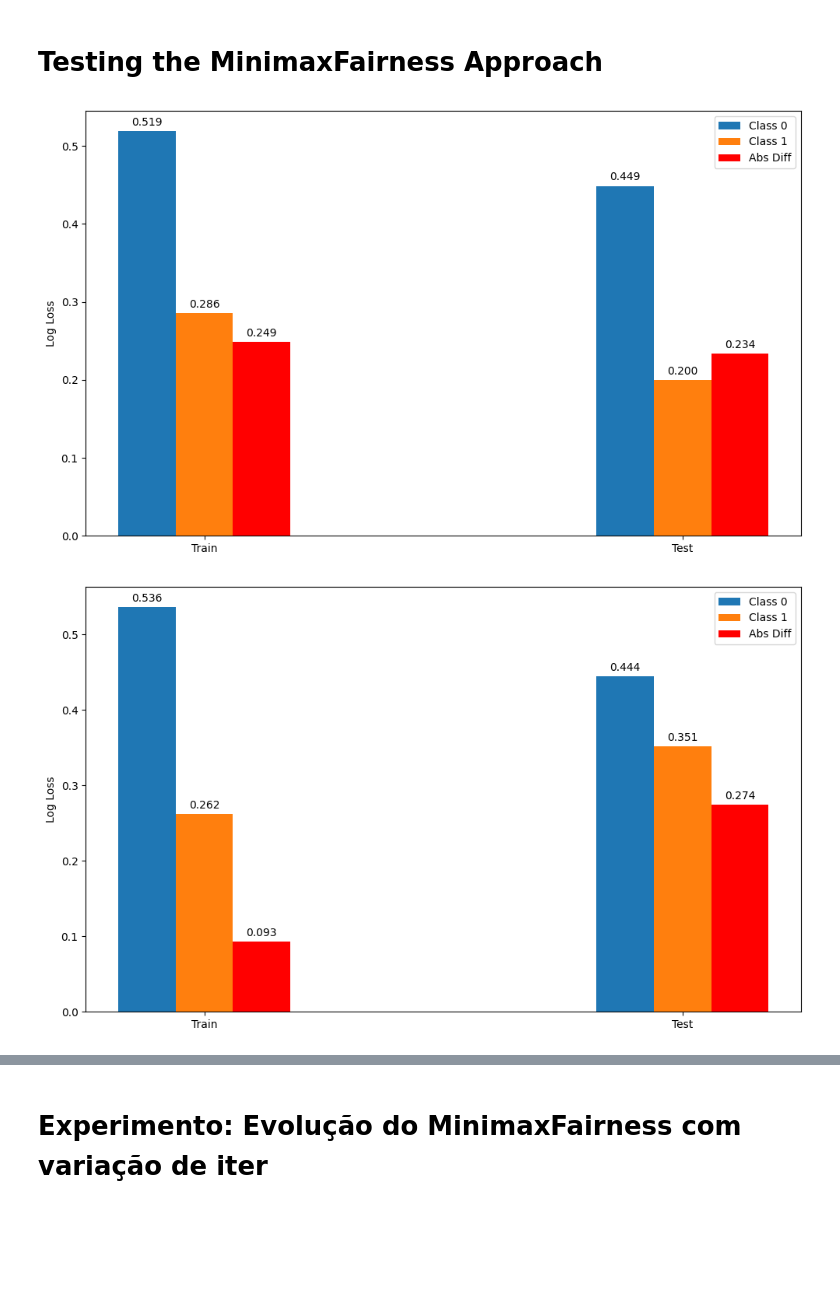
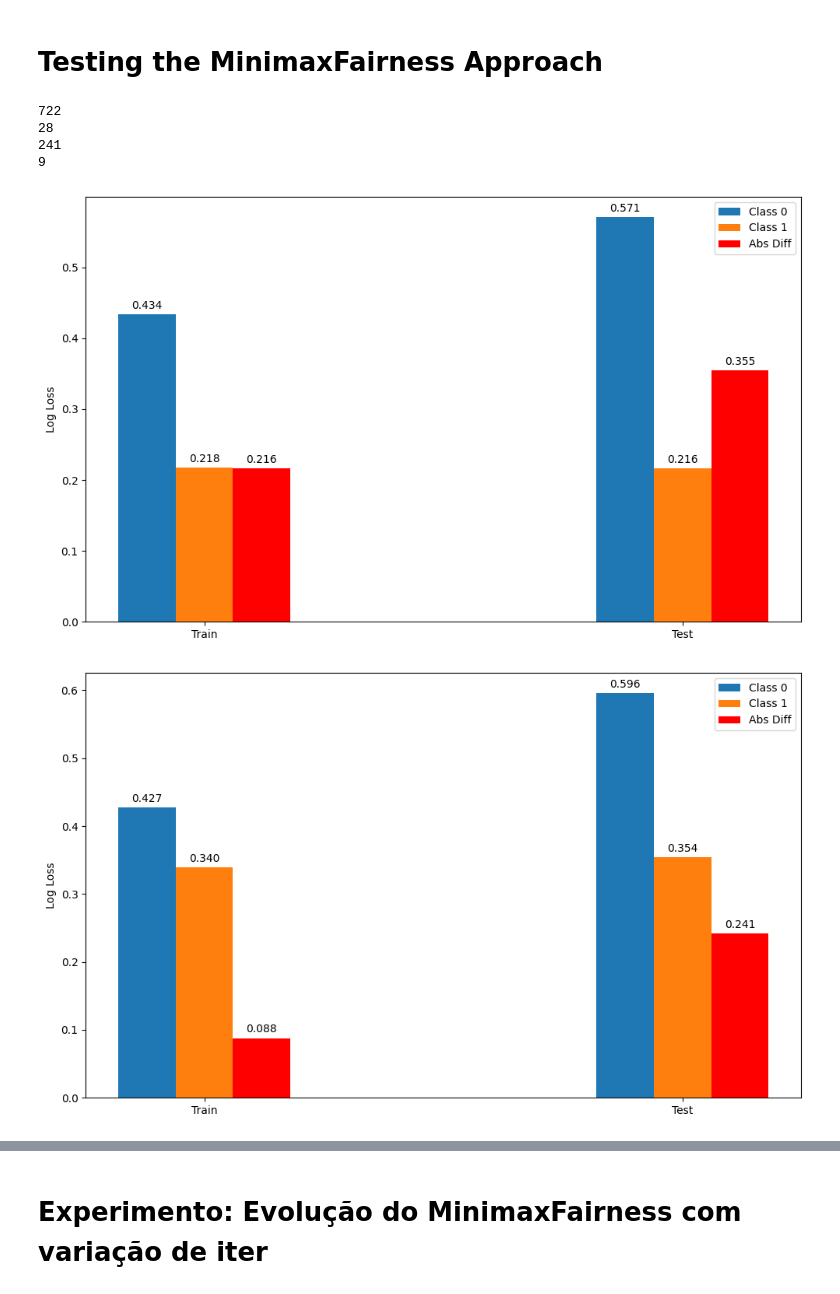
Before and after one commit to gabriel-marchetti/machine-learning-algorithms, a Jupyter notebook: notebooks/testing_models_usage.ipynb, the cells around one changed output, grey strips where cells are left out. Cells and saved outputs as stored; diff of their text form; code cells hidden in the pictures; blank space fills up the shorter version.

Commit message:
adjusted a test generated by AI

```diff
--- a/notebooks/testing_models_usage.ipynb
+++ b/notebooks/testing_models_usage.ipynb
@@ -72,6 +88,11 @@ mask1_train = X_train[s_attribute] == 1
 
 mask0_test = X_test[s_attribute] == 0
 mask1_test = X_test[s_attribute] == 1
+
+print(len(y_train[mask0_train]))
+print(len(y_train[mask1_train]))
+print(len(y_test[mask0_test]))
+print(len(y_test[mask1_test]))
 
 baseline_model = SKLearnLR(solver='lbfgs', max_iter=1000)
 baseline_model.fit(X_train, y_train)
@@ -81,12 +102,17 @@ baseline_pred_train_class1 = log_loss(y_train[mask1_train], baseline_model.predi
 
 baseline_pred_test_class0 = log_loss(y_test[mask0_test], baseline_model.predict_proba(X_test)[mask0_test])
 baseline_pred_test_class1 = log_loss(y_test[mask1_test], baseline_model.predict_proba(X_test)[mask1_test])
+# %% [output]
+722
+28
+241
+9
 # %%
 # Fairness log-loss comparison for the standard sklearnLr.
 
 labels = ['Train', 'Test']
-loss_class0 = [baseline_pred_test_class0, baseline_pred_train_class0]
-loss_class1 = [baseline_pred_test_class1, baseline_pred_train_class1]
+loss_class0 = [baseline_pred_train_class0, baseline_pred_test_class0]
+loss_class1 = [baseline_pred_train_class1, baseline_pred_test_class1]
 
 diff_train = abs(baseline_pred_train_class0 - baseline_pred_train_class1)
 diff_test = abs(baseline_pred_test_class0 - baseline_pred_test_class1)
@@ -105,34 +131,34 @@ bars_class0 = ax.bar(
 )
 
 bars_class1 = ax.bar(
     x,
     loss_class1,
     width/3,
     label='Class 1',
     color='#ff7f0e'
 )
 
 bars_diff = ax.bar(
     x + width/3,
     loss_diff,
     width/3,
     label='Abs Diff',
     color='#ff0000'
 )
 
 ax.set_ylabel('Log Loss')
 ax.set_xticks(x)
 ax.set_xticklabels(labels)
 ax.legend()
 
 ax.bar_label(bars_class0, padding=3, fmt='%.3f')
 ax.bar_label(bars_class1, padding=3, fmt='%.3f')
 ax.bar_label(bars_diff, padding=3, fmt='%.3f')
 
 plt.tight_layout()
 plt.show()
 # %% [output]
-[figure, old version]
+[figure, new version]
 # %%
 model_base = SKLearnLR(solver='lbfgs', max_iter=250)
 mm_model = MinimaxFairness(model_base, iter=1000)
@@ -147,8 +173,8 @@ mm_pred_test_class1 = log_loss(y_test[mask1_test], mm_model.predict_proba(X_test
 # Fairness log-loss comparison for the standard sklearnLr.
 
 labels = ['Train', 'Test']
-loss_class0 = [mm_pred_test_class0, mm_pred_train_class0]
-loss_class1 = [mm_pred_test_class1, mm_pred_train_class1]
+loss_class0 = [mm_pred_train_class0, mm_pred_test_class0]
+loss_class1 = [mm_pred_train_class1, mm_pred_test_class1]
 
 diff_train = abs(mm_pred_train_class0 - mm_pred_train_class1)
 diff_test = abs(mm_pred_test_class0 - mm_pred_test_class1)
@@ -194,4 +220,4 @@ ax.bar_label(bars_diff, padding=3, fmt='%.3f')
 plt.tight_layout()
 plt.show()
 # %% [output]
-[figure, old version]
+[figure, new version]
```
Also changed, not shown: parts of 6 cells of this notebook, 3 other files.
